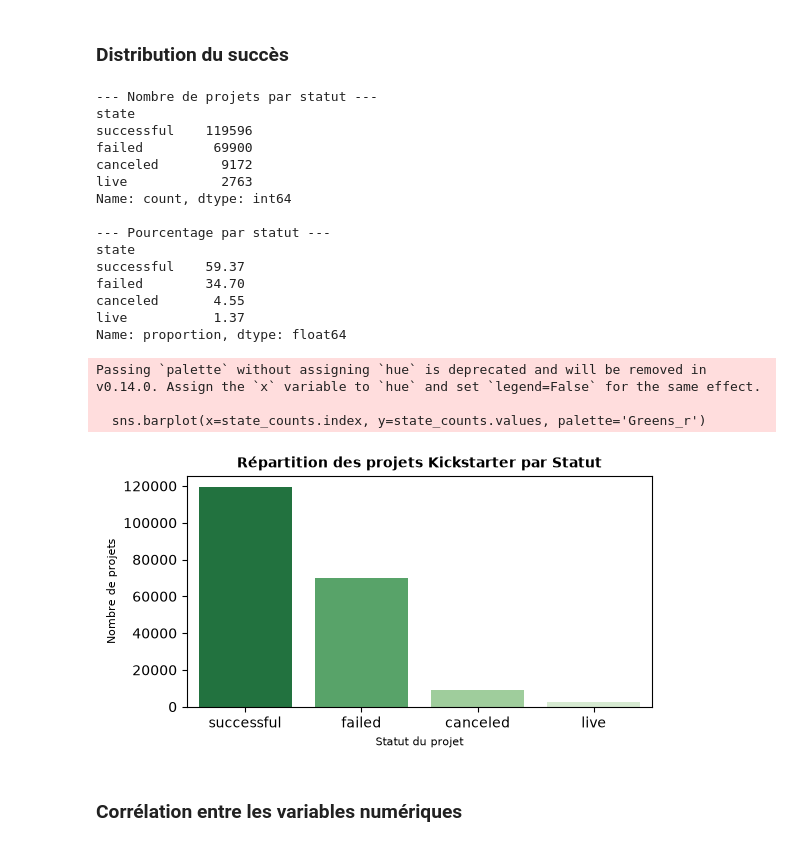
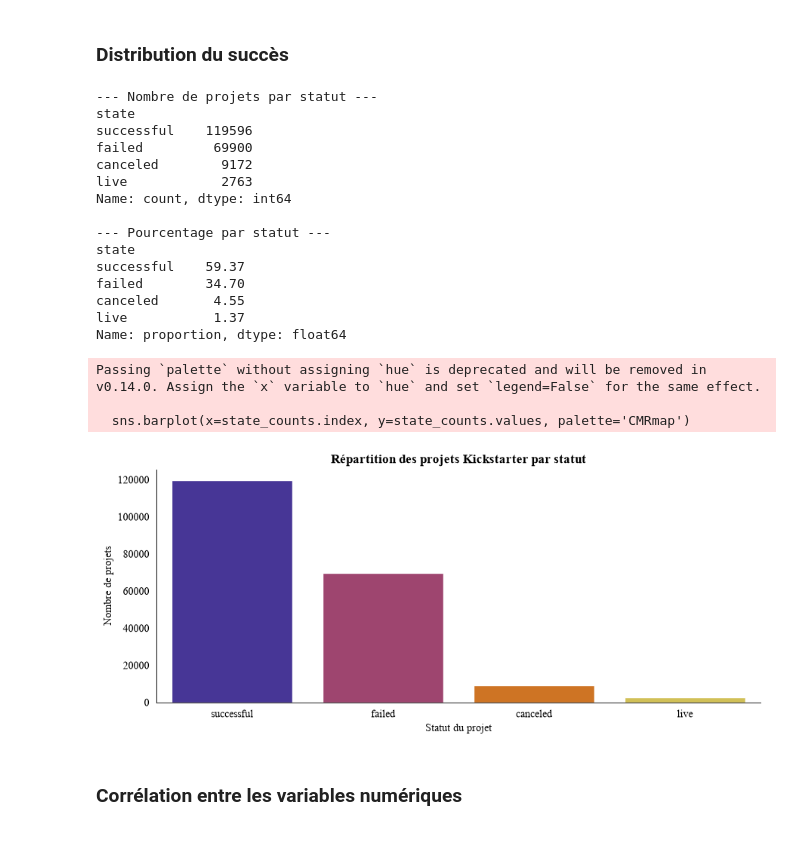
Before and after one commit to lbrdmariama/memoire-2026, a Jupyter notebook: code/analyse-exploratoire.ipynb, the cells around one changed output. Saved outputs shown, nothing was run; the diff lists cells and outputs as text; code cells hidden in the pictures.

Commit message:
Ajout de is_success dans le dataset nettoyé
Ajout de visualisations exploratoires
Ajout d'une charte graphique pour les visuels

```diff
--- a/code/analyse-exploratoire.ipynb
+++ b/code/analyse-exploratoire.ipynb
@@ -12,6 +12,29 @@ import matplotlib.pyplot as plt
 import seaborn as sns
 import numpy as np
 
+
+sns.set_style("white")
+
+# Charte graphique
+plt.rcParams.update({
+    'font.family': 'Times New Roman',
+
+    'axes.titlesize': 12,
+    'axes.titleweight': 'bold',
+    'axes.labelsize': 10,
+    'xtick.labelsize': 10,
+    'ytick.labelsize': 10,
+    'legend.fontsize': 9,
+    'font.size': 10,
+    # Couleurs par défaut
+
+    'text.color': '#000000',
+    'axes.titlecolor': '#000000',
+    'axes.labelcolor': '#000000',
+    'xtick.color': '#000000',
+    'ytick.color': '#000000'
+})
+
 kickstarter_df = pd.read_csv('/Users/mariamalaborde/Documents/DataScientest/memoire-2026/data/clean_kickstarter.csv', sep=',', encoding='utf-8')
 
 kickstarter_df.head(3)
@@ -48,42 +71,43 @@ memory usage: 42.3 MB
 # %%
 state_counts = kickstarter_df['state'].value_counts()
 state_percent = kickstarter_df['state'].value_counts(normalize=True) * 100
 
 print("--- Nombre de projets par statut ---")
 print(state_counts)
 print("\n--- Pourcentage par statut ---")
 print(state_percent.round(2))
 
-# Graphique en barre
-plt.figure(figsize=(6, 3))
-sns.barplot(x=state_counts.index, y=state_counts.values, palette='Greens_r')
+plt.figure(figsize=(9, 4))
 
-# Titres et étiquettes
-plt.title('Répartition des projets Kickstarter par Statut', fontsize=10, fontweight='bold')
-plt.xlabel('Statut du projet', fontsize=8)
-plt.ylabel('Nombre de projets', fontsize=8)
+sns.barplot(x=state_counts.index, y=state_counts.values, palette='CMRmap')
 
+plt.title('Répartition des projets Kickstarter par statut')
+plt.xlabel('Statut du projet')
+plt.ylabel('Nombre de projets')
+
+sns.despine()
+plt.tight_layout()
 plt.show()
 # %% [output]
 --- Nombre de projets par statut ---
 state
 successful    119596
 failed         69900
 canceled        9172
 live            2763
 Name: count, dtype: int64
 
 --- Pourcentage par statut ---
 state
 successful    59.37
 failed        34.70
 canceled       4.55
 live           1.37
 Name: proportion, dtype: float64
 Passing `palette` without assigning `hue` is deprecated and will be removed in v0.14.0. Assign the `x` variable to `hue` and set `legend=False` for the same effect.
 
-  sns.barplot(x=state_counts.index, y=state_counts.values, palette='Greens_r')
+  sns.barplot(x=state_counts.index, y=state_counts.values, palette='CMRmap')
-[figure, old version]
+[figure, new version]
 # %% [markdown]
 ### Corrélation entre les variables numériques
 # %%
```
Also changed, not shown: parts of 41 cells of this notebook, 1 other file.
